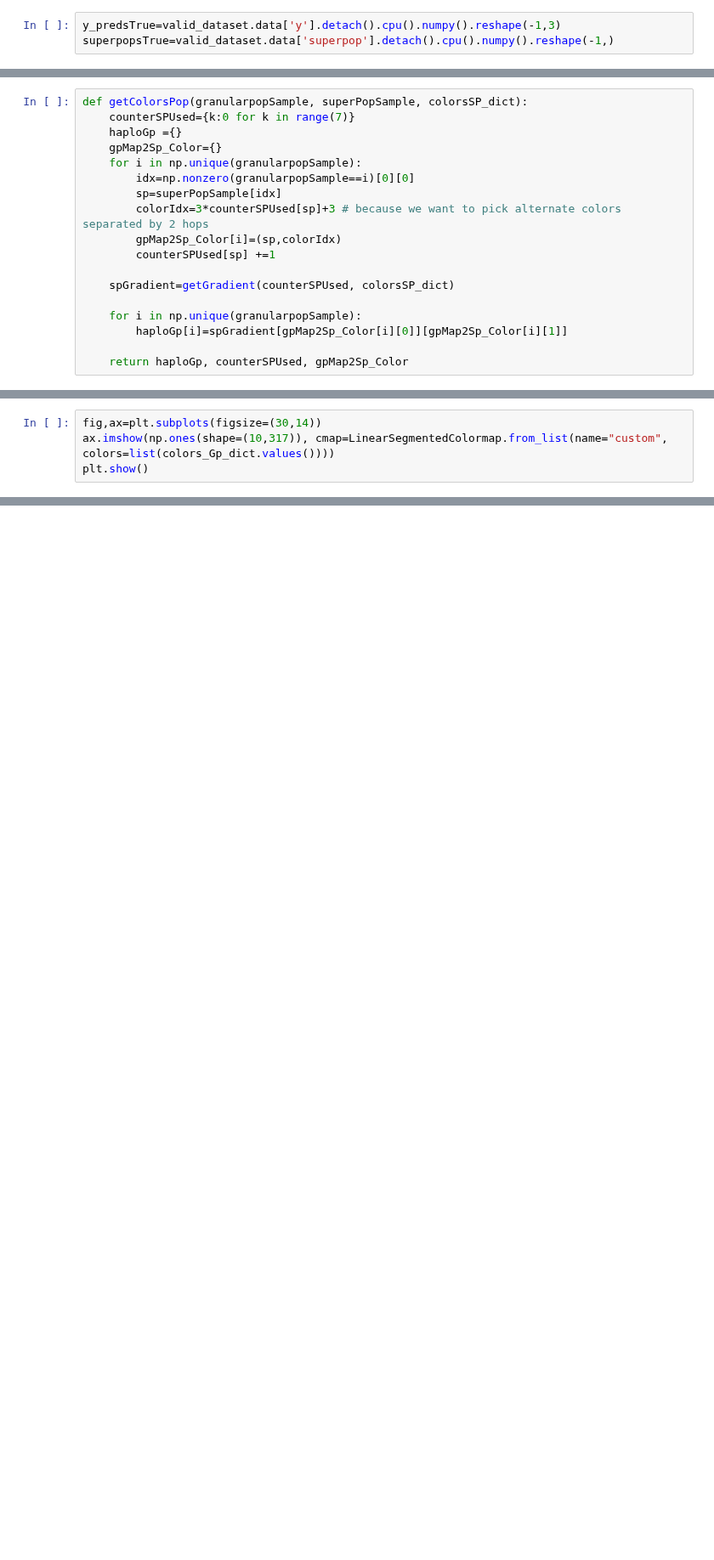
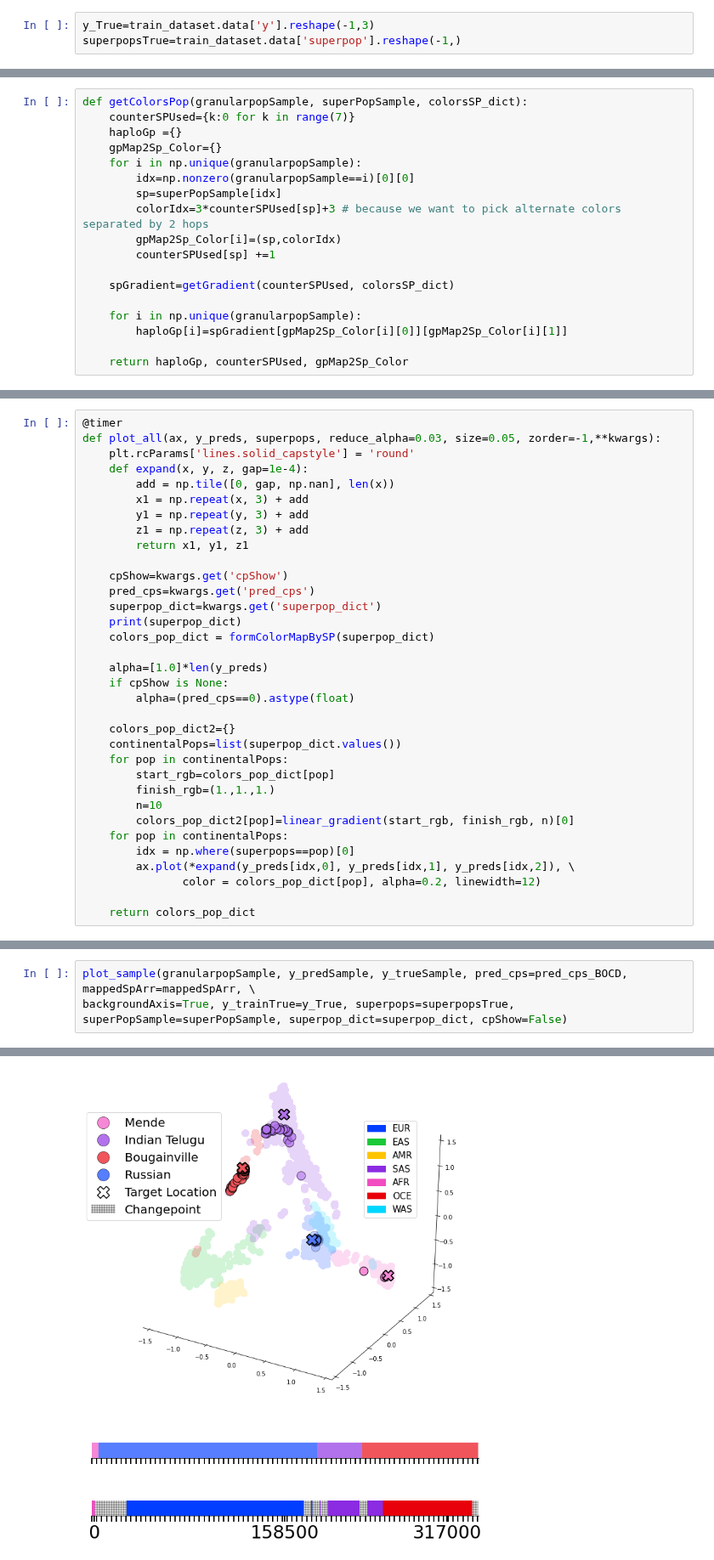
Before and after one commit to RichRast/Ge3Net, a Jupyter notebook: Notebooks/Shared_Notebooks/PCA predictions visualizations.ipynb, the cells around one changed output, grey strips where cells are left out. Shown at 85% size. Drawn from its saved outputs; the diff is of its cells as text; blank space fills up the shorter version.

```diff
--- a/Notebooks/Shared_Notebooks/PCA predictions visualizations.ipynb
+++ b/Notebooks/Shared_Notebooks/PCA predictions visualizations.ipynb
@@ -169,5 +209,5 @@ mappedSpArr.shape
 # %% [output]
 (317,)
 # %%
-y_predsTrue=valid_dataset.data['y'].detach().cpu().numpy().reshape(-1,3)
-superpopsTrue=valid_dataset.data['superpop'].detach().cpu().numpy().reshape(-1,)
+y_True=train_dataset.data['y'].reshape(-1,3)
+superpopsTrue=train_dataset.data['superpop'].reshape(-1,)
@@ -547,4 +274,34 @@ LinearSegmentedColormap.from_list(name="custom", colors=list(colors_Gp_dict.valu
-# %%
-fig,ax=plt.subplots(figsize=(30,14))
-ax.imshow(np.ones(shape=(10,317)), cmap=LinearSegmentedColormap.from_list(name="custom", colors=list(colors_Gp_dict.values())))
-plt.show()
+# %%
+@timer
+def plot_all(ax, y_preds, superpops, reduce_alpha=0.03, size=0.05, zorder=-1,**kwargs):
+    plt.rcParams['lines.solid_capstyle'] = 'round'
+    def expand(x, y, z, gap=1e-4):
+        add = np.tile([0, gap, np.nan], len(x))
+        x1 = np.repeat(x, 3) + add
+        y1 = np.repeat(y, 3) + add
+        z1 = np.repeat(z, 3) + add
+        return x1, y1, z1
+
+    cpShow=kwargs.get('cpShow')
+    pred_cps=kwargs.get('pred_cps')
+    superpop_dict=kwargs.get('superpop_dict')
+    print(superpop_dict)
+    colors_pop_dict = formColorMapBySP(superpop_dict)
+
+    alpha=[1.0]*len(y_preds)
+    if cpShow is None:
+        alpha=(pred_cps==0).astype(float)
+
+    colors_pop_dict2={}
+    continentalPops=list(superpop_dict.values())
+    for pop in continentalPops:
+        start_rgb=colors_pop_dict[pop]
+        finish_rgb=(1.,1.,1.)
+        n=10
+        colors_pop_dict2[pop]=linear_gradient(start_rgb, finish_rgb, n)[0]
+    for pop in continentalPops:
+        idx = np.where(superpops==pop)[0]
+        ax.plot(*expand(y_preds[idx,0], y_preds[idx,1], y_preds[idx,2]), \
+               color = colors_pop_dict[pop], alpha=0.2, linewidth=12)
+
+    return colors_pop_dict
@@ -550,0 +435,4 @@ plt.show()
+# %%
+plot_sample(granularpopSample, y_predSample, y_trueSample, pred_cps=pred_cps_BOCD, mappedSpArr=mappedSpArr, \
+backgroundAxis=True, y_trainTrue=y_True, superpops=superpopsTrue, superPopSample=superPopSample, superpop_dict=superpop_dict, cpShow=False)
+# %% [output]
@@ -550,0 +443 @@ plt.show()
+[figure, added]
```
Also changed, not shown: parts of 43 cells of this notebook, 1 other file.
